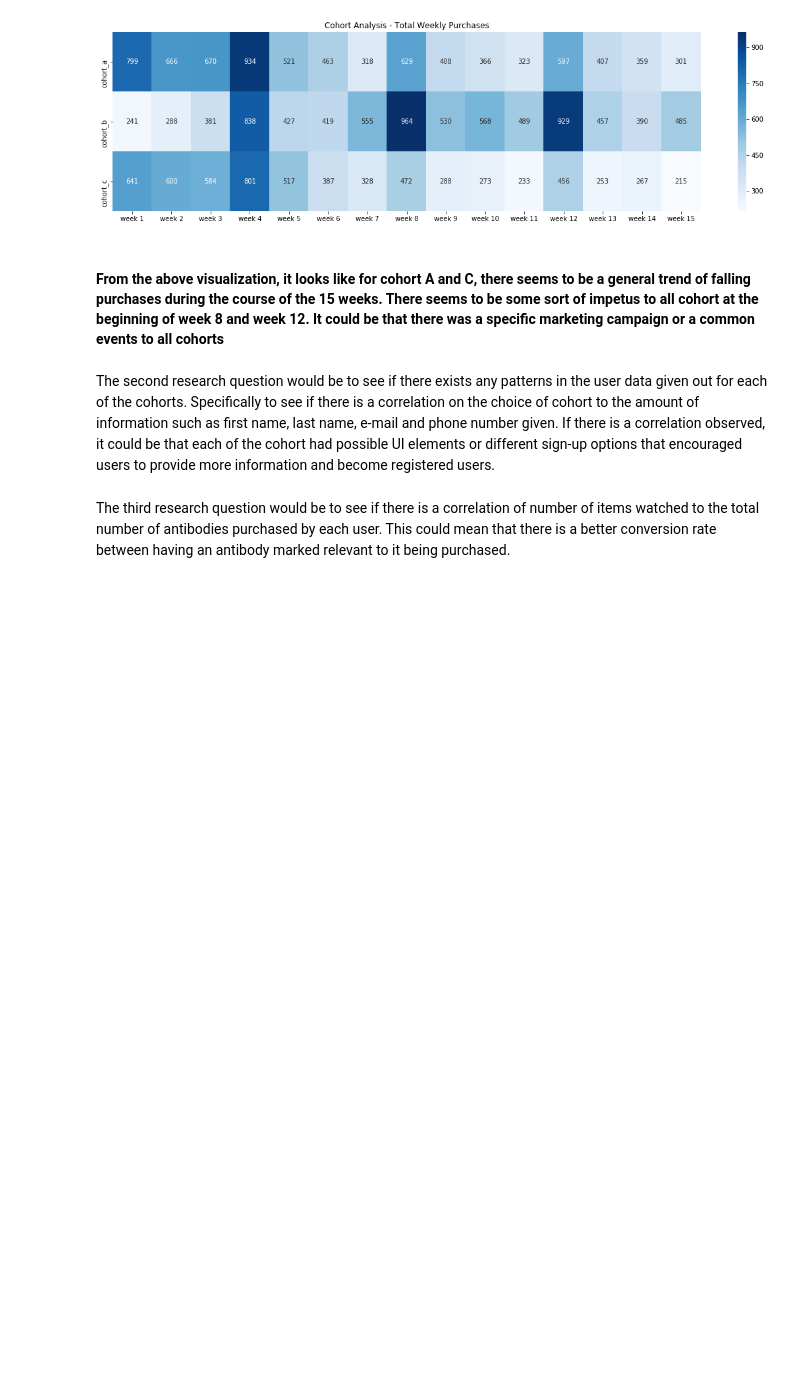
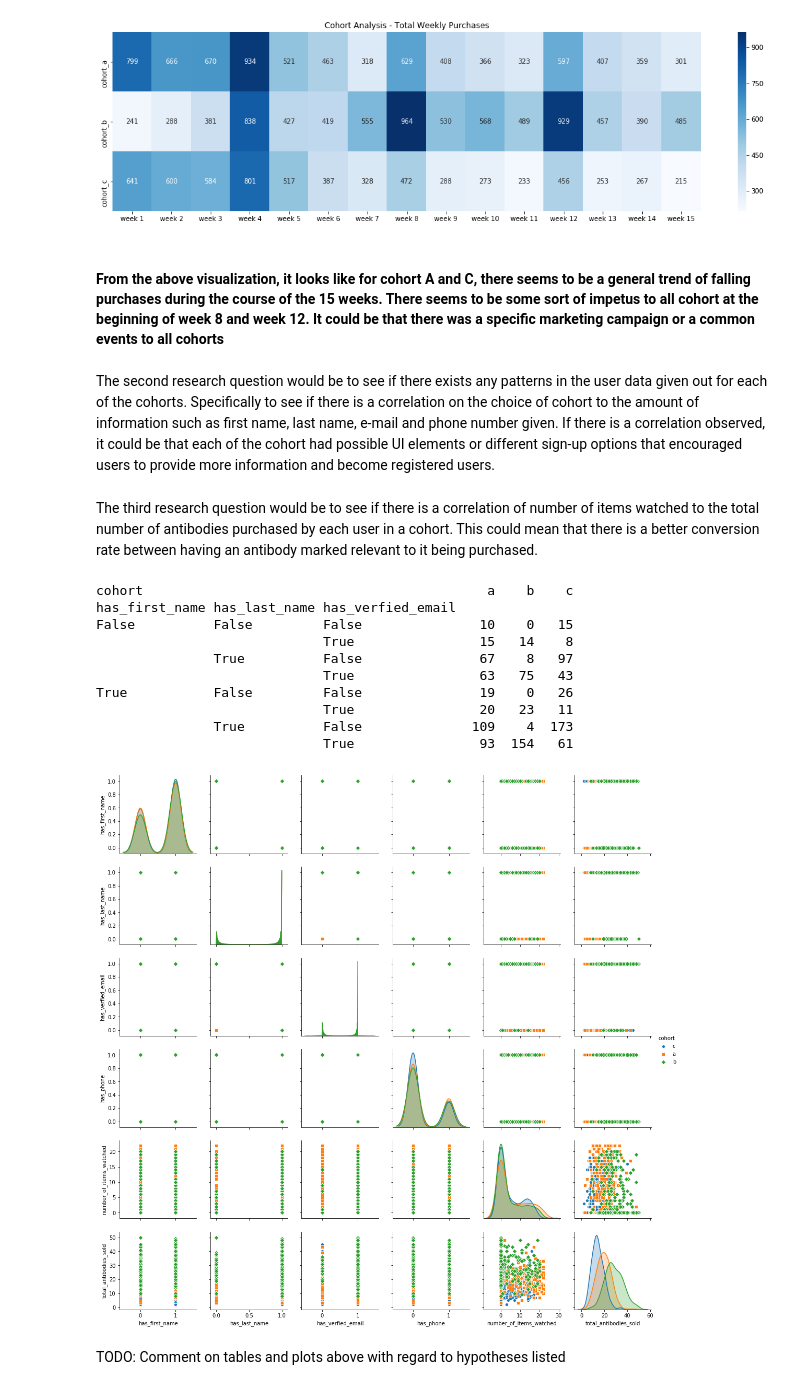
Before and after one commit to karunmj/RG-Product_Challenge, a Jupyter notebook: data_analysis.ipynb, the cells around one changed output. Saved outputs shown, nothing was run; the diff lists cells and outputs as text; code cells hidden in the pictures; blank space fills up the shorter version.

Commit message:
crosstabulations and pairplots for correlations

```diff
--- a/data_analysis.ipynb
+++ b/data_analysis.ipynb
@@ -246,2 +244,2 @@ The second research question would be to see if there exists any patterns in the
 # %% [markdown]
-The third research question would be to see if there is a correlation of number of items watched to the total number of antibodies purchased by each user. This could mean that there is a better conversion rate between having an antibody marked relevant to it being purchased.
+The third research question would be to see if there is a correlation of number of items watched to the total number of antibodies purchased by each user in a cohort. This could mean that there is a better conversion rate between having an antibody marked relevant to it being purchased.
@@ -249,0 +246,24 @@ The third research question would be to see if there is a correlation of number
+# %%
+dfuserdata = pd.merge(df1, df2, on=['userid'])
+dfuserdata['total_antibodies_sold'] = dfuserdata[['week 1', 'week 2', 'week 3', 'week 4', 'week 5', 'week 6', 'week 7', 'week 8', 'week 9', 'week 10', 'week 11', 'week 12', 'week 13', 'week 14', 'week 15']].sum(axis=1)
+dfuserdata.drop(['userid', 'week 1', 'week 2', 'week 3', 'week 4', 'week 5', 'week 6', 'week 7', 'week 8', 'week 9', 'week 10', 'week 11', 'week 12', 'week 13', 'week 14', 'week 15'], axis=1, inplace=True)
+dfuserdata.head(5)
+
+userdata_crosstab = pd.crosstab([dfuserdata['has_first_name'], dfuserdata['has_last_name'], dfuserdata['has_verfied_email']], dfuserdata['cohort'], margins = False)
+print(userdata_crosstab)
+
+g = sns.pairplot(dfuserdata, hue="cohort", markers=["o", "s", "D"])
+# %% [output]
+cohort                                            a    b    c
+has_first_name has_last_name has_verfied_email
+False          False         False               10    0   15
+                             True                15   14    8
+               True          False               67    8   97
+                             True                63   75   43
+True           False         False               19    0   26
+                             True                20   23   11
+               True          False              109    4  173
+                             True                93  154   61
+[figure, added]
+# %% [markdown]
+TODO: Comment on tables and plots above with regard to hypotheses listed
```
Also changed, not shown: parts of 2 cells of this notebook.
